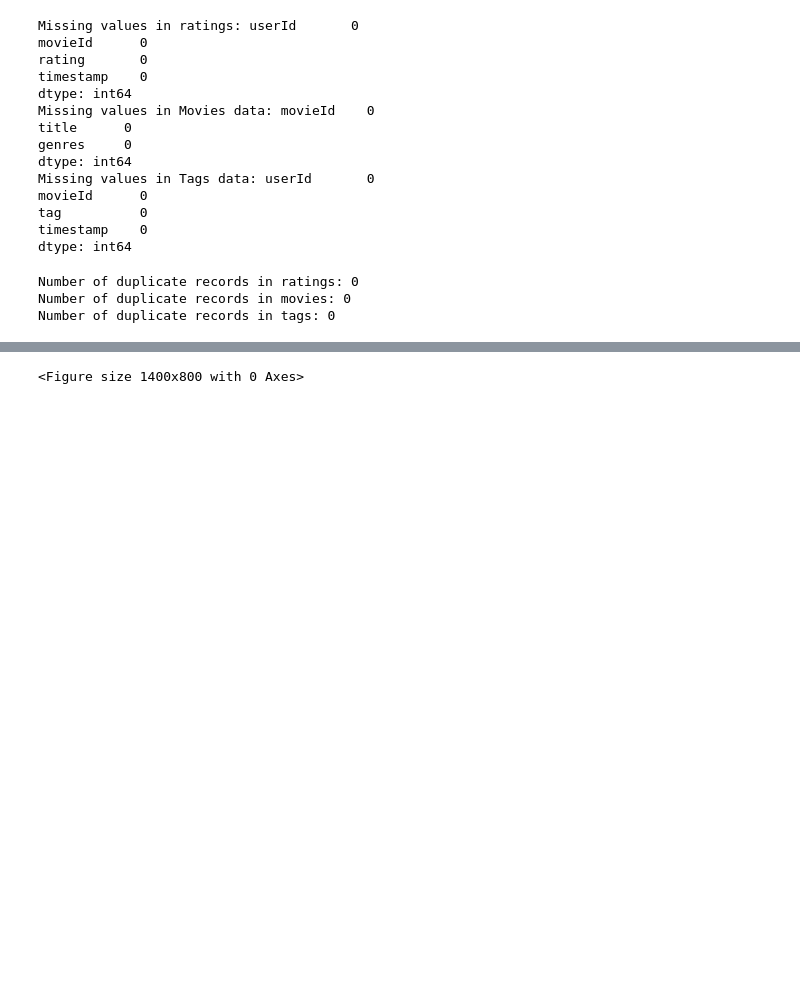
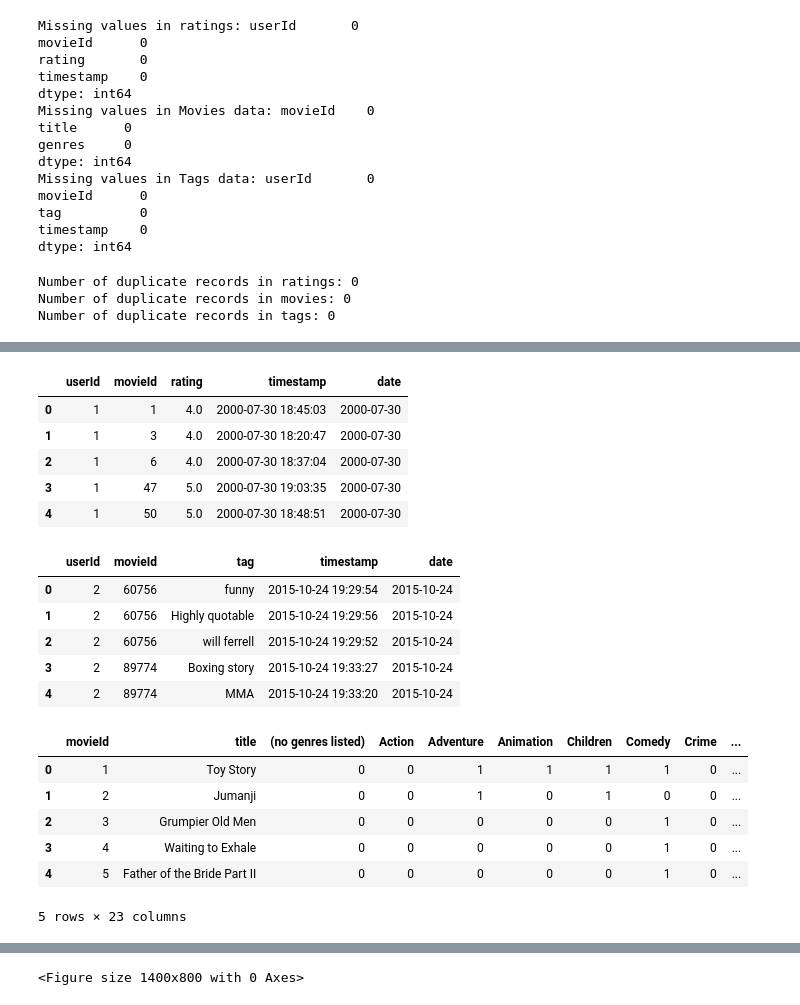
Before and after one commit to RM-RAMASAMY/CMPE-255-Project, a Jupyter notebook: data_prep/EDA.ipynb, the cells around one changed output, grey strips where cells are left out. Drawn from its saved outputs; the diff is of its cells as text; code cells hidden in the pictures; blank space fills up the shorter version.

```diff
--- a/data_prep/EDA.ipynb
+++ b/data_prep/EDA.ipynb
@@ -97,3 +152,40 @@ Number of duplicate records in tags: 0
+# %%
+# Convert UNIX timestamp to readable date format in ratings
+ratings['timestamp'] = pd.to_datetime(ratings['timestamp'], unit='s')
+ratings['date'] = ratings['timestamp'].dt.strftime('%Y-%m-%d')
+
+# Convert UNIX timestamp to readable date format in tags
+tags['timestamp'] = pd.to_datetime(tags['timestamp'], unit='s')
+tags['date'] = tags['timestamp'].dt.strftime('%Y-%m-%d')
+
+# Extract year from the title
+# Extract year from the title and remove it from the title
+movies['year'] = movies['title'].str.extract(r'\((\d{4})\)').astype(float)
+movies['title'] = movies['title'].str.replace(r'\(\d{4}\)', '', regex=True).str.strip()
+# Display the first few rows to verify
+display(ratings.head())
+display(tags.head())
+display(movies.head())
+# %% [output]
+|  | userId | movieId | rating | timestamp | date |
+| 0 | 1 | 1 | 4.0 | 2000-07-30 18:45:03 | 2000-07-30 |
+| 1 | 1 | 3 | 4.0 | 2000-07-30 18:20:47 | 2000-07-30 |
+| 2 | 1 | 6 | 4.0 | 2000-07-30 18:37:04 | 2000-07-30 |
+| 3 | 1 | 47 | 5.0 | 2000-07-30 19:03:35 | 2000-07-30 |
+| 4 | 1 | 50 | 5.0 | 2000-07-30 18:48:51 | 2000-07-30 |
+|  | userId | movieId | tag | timestamp | date |
+| 0 | 2 | 60756 | funny | 2015-10-24 19:29:54 | 2015-10-24 |
+| 1 | 2 | 60756 | Highly quotable | 2015-10-24 19:29:56 | 2015-10-24 |
+| 2 | 2 | 60756 | will ferrell | 2015-10-24 19:29:52 | 2015-10-24 |
+| 3 | 2 | 89774 | Boxing story | 2015-10-24 19:33:27 | 2015-10-24 |
+| 4 | 2 | 89774 | MMA | 2015-10-24 19:33:20 | 2015-10-24 |
+|  | movieId | title | (no genres listed) | Action | Adventure | Animation | Children | Comedy | Crime | ... |
+| 0 | 1 | Toy Story | 0 | 0 | 1 | 1 | 1 | 1 | 0 | ... |
+| 1 | 2 | Jumanji | 0 | 0 | 1 | 0 | 1 | 0 | 0 | ... |
+| 2 | 3 | Grumpier Old Men | 0 | 0 | 0 | 0 | 0 | 1 | 0 | ... |
+| 3 | 4 | Waiting to Exhale | 0 | 0 | 0 | 0 | 0 | 1 | 0 | ... |
+| 4 | 5 | Father of the Bride Part II | 0 | 0 | 0 | 0 | 0 | 1 | 0 | ... |
+5 rows × 23 columns
 # %%
 import matplotlib.pyplot as plt
 
```
Also changed, not shown: parts of 4 cells of this notebook, 2 other files.
